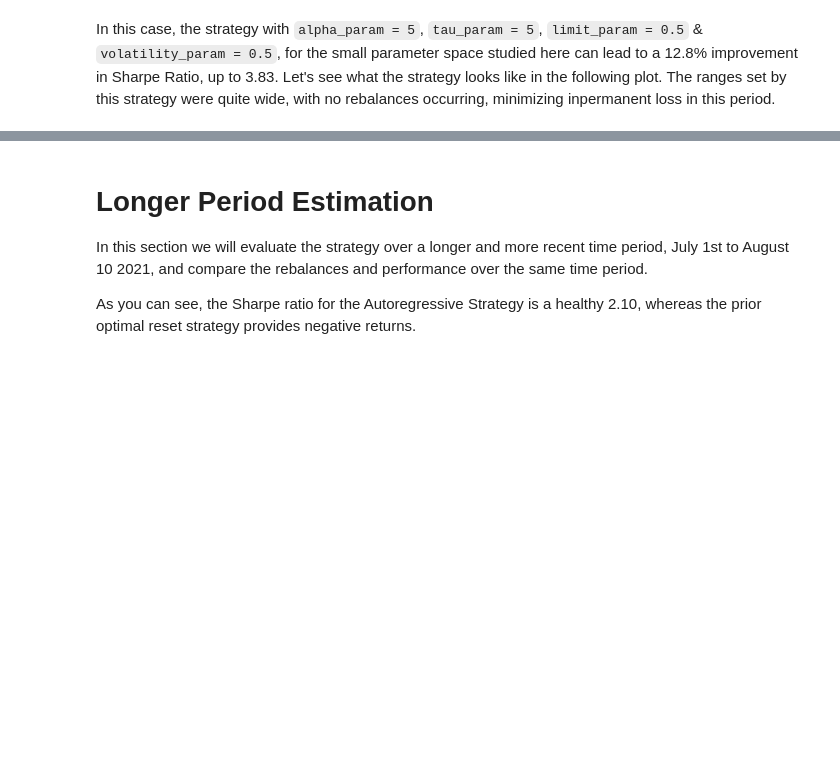
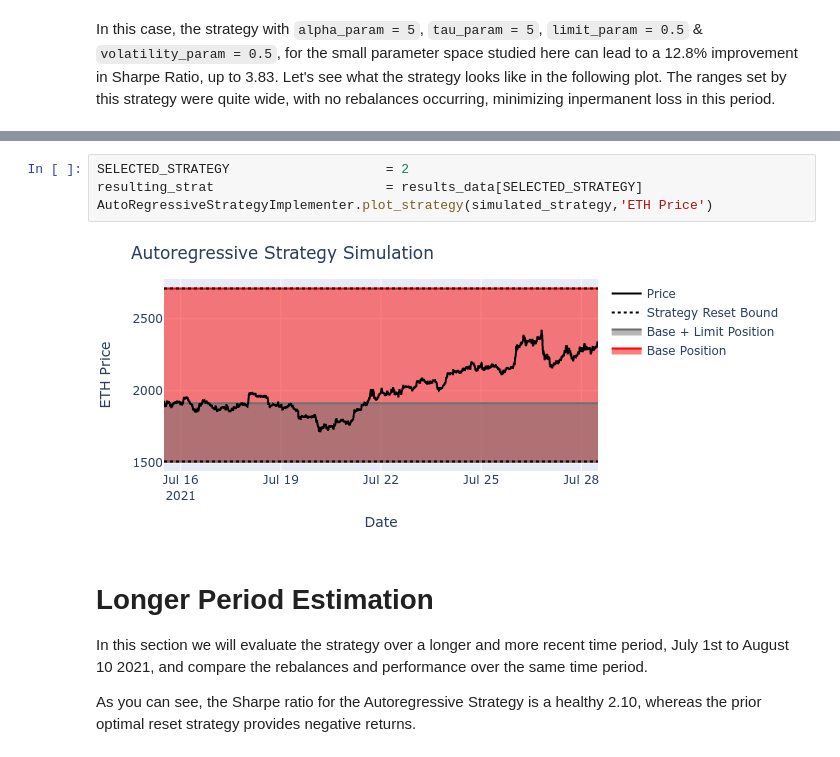
Before and after one commit to ricardgardella/active-strategy-framework, a Jupyter notebook: AutoRegressiveStrategy.ipynb, the cells around one changed output, grey strips where cells are left out. Saved outputs shown, nothing was run; the diff lists cells and outputs as text; blank space fills up the shorter version.

Commit message:
graph outside notebook

```diff
--- a/AutoRegressiveStrategy.ipynb
+++ b/AutoRegressiveStrategy.ipynb
@@ -287,3 +212,9 @@ fig_strategy.show(renderer="png")
+# %%
+SELECTED_STRATEGY                    = 2
+resulting_strat                      = results_data[SELECTED_STRATEGY]
+AutoRegressiveStrategyImplementer.plot_strategy(simulated_strategy,'ETH Price')
+# %% [output]
+[figure, added]
 # %% [markdown]
 # Longer Period Estimation
 
```
Also changed, not shown: parts of 16 cells of this notebook, 6 other files.
